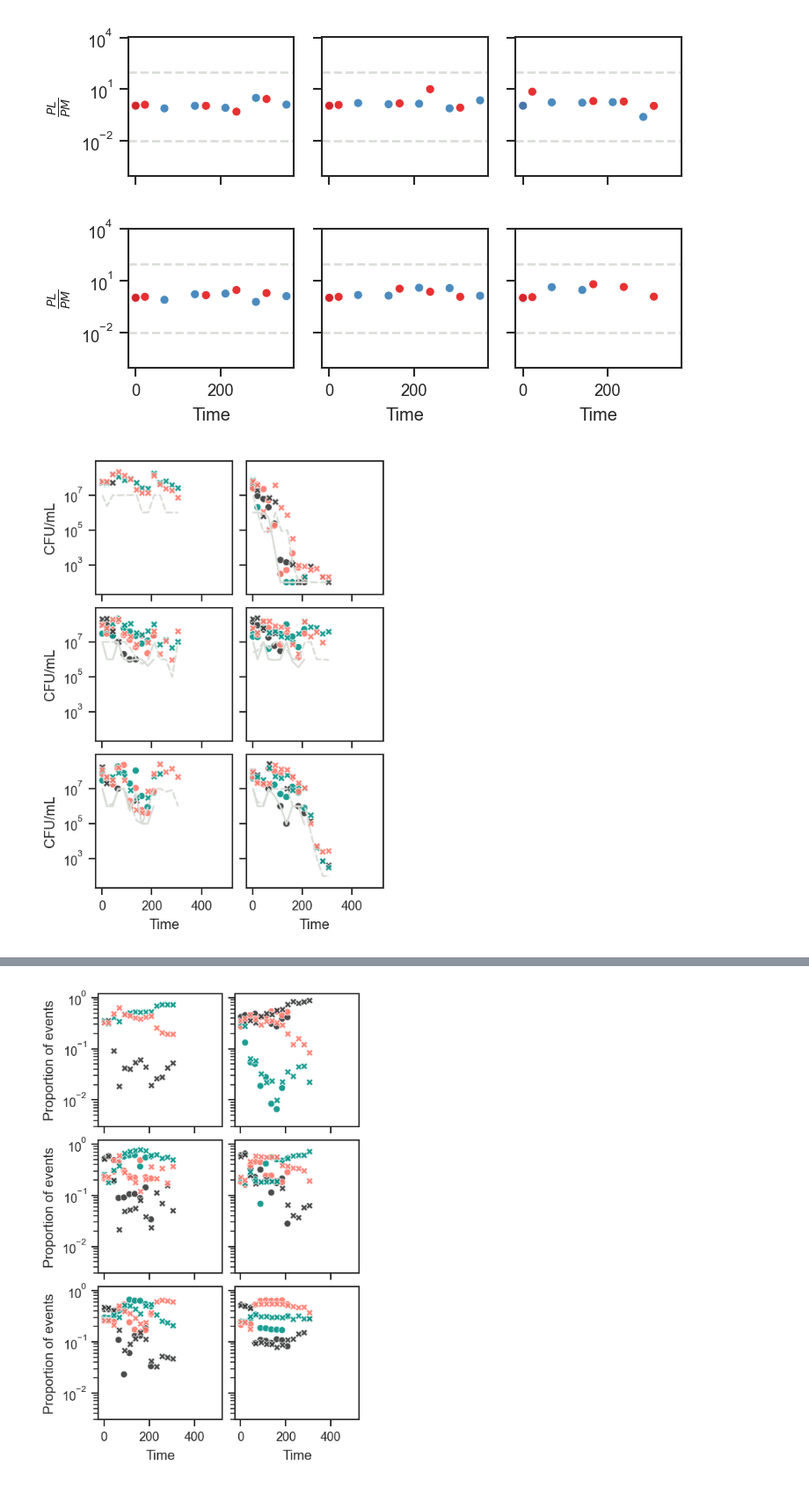
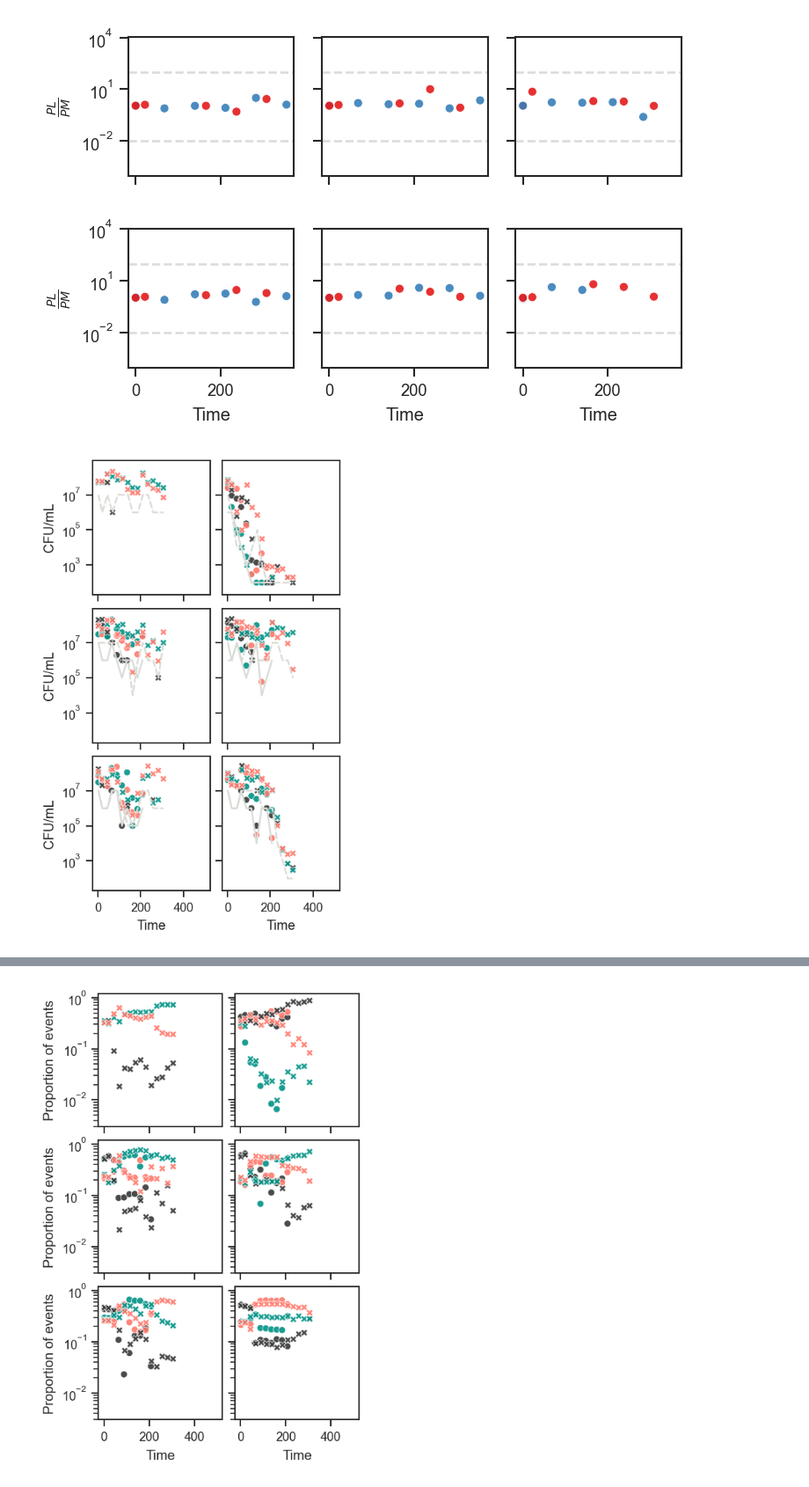
Before and after one commit to microbial-pangenomes-lab/2026_tricomm, a Jupyter notebook: notebooks/plasmid_runs.ipynb, the cells around one changed output, grey strips where cells are left out. Shown at 88% size. Cells and saved outputs as stored; diff of their text form; code cells hidden in the pictures.

```diff
--- a/notebooks/plasmid_runs.ipynb
+++ b/notebooks/plasmid_runs.ipynb
@@ -813,7 +817,7 @@ cp = sns.relplot(data=c1[c1['plate'] == 'KAN'],
                  style='replicate',
                  style_order=['1', '2'],
                  # kind='line',
-                 height=1.7, aspect=1.,
+                 height=1.78, aspect=.88,
                  alpha=0.9,
                  legend=False
                 )
@@ -825,34 +829,34 @@ cp.map_dataframe(sns.lineplot,
                  style_order=['1', '2'],
                  color='xkcd:light grey'
                 )
 
 cp.set(
        yscale='log',
        ylabel='CFU/mL',
        xlabel='Time',
        ylim=(20, 9E8),
        xlim=(-25, 525),
        xticks=[0,
                200,
                400,]
       )
 
 cp.set_titles("")
 
 plt.subplots_adjust(wspace=0.1, hspace=0.1)
 
 sns.despine(right=False, top=False)
 
 plt.savefig('poxa_counting.png',
             dpi=300,
             bbox_inches='tight',
             transparent=True
            )
 plt.savefig('poxa_counting.svg',
             dpi=300, bbox_inches='tight',
             transparent=True);
 # %% [output]
-[figure, old version]
+[figure, new version]
 # %%
 cp = sns.relplot(data=c2[c2['plate'] == 'KAN'],
                  x='time',
```
Also changed, not shown: parts of 6 cells of this notebook, 4 other files.
